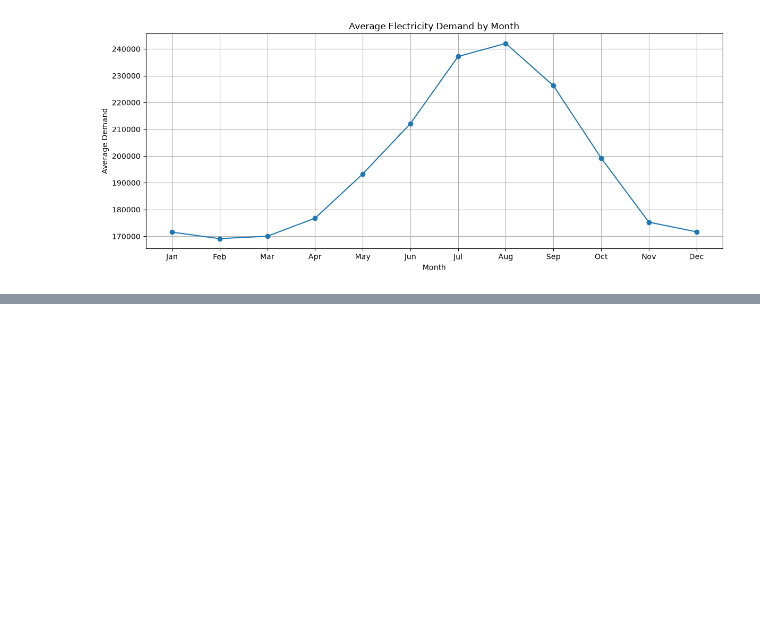
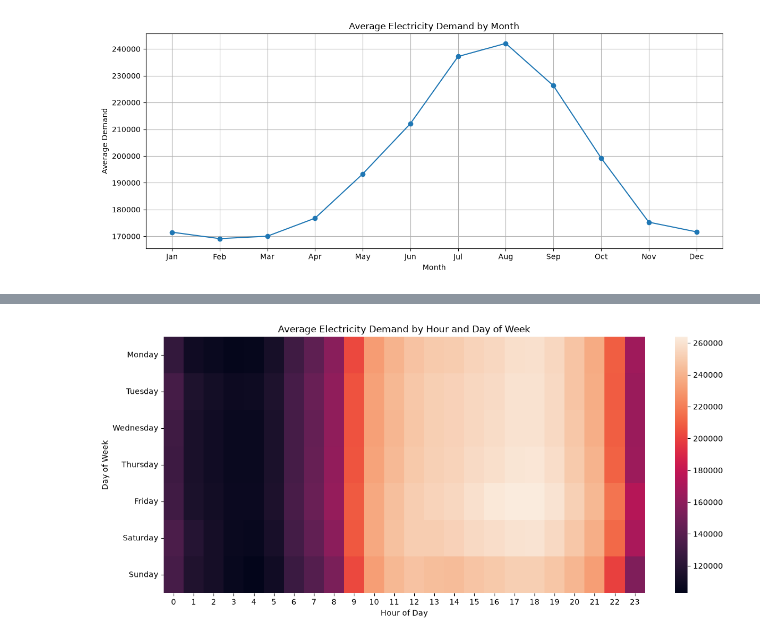
Before and after one commit to param7862989-ops/electricity-demand-forecasting, a Jupyter notebook: notebooks/01_data_exploration.ipynb, the cells around one changed output, grey strips where cells are left out. Cells and saved outputs as stored; diff of their text form; code cells hidden in the pictures; blank space fills up the shorter version.

Commit message:
feat: complete exploratory data analysis

```diff
--- a/notebooks/01_data_exploration.ipynb
+++ b/notebooks/01_data_exploration.ipynb
@@ -705,0 +804,11 @@ plt.show()
+# %%
+heatmap_data = hourly_demand.groupby([
+    hourly_demand.index.dayofweek,
+    hourly_demand.index.hour
+]).mean().unstack()
+
+heatmap_data.index = day_names
+
+print("Heatmap shape:", heatmap_data.shape)
+
+heatmap_data
@@ -705,0 +826,16 @@ plt.show()
+# %%
+plt.figure(figsize=(14, 6))
+
+sns.heatmap(
+    heatmap_data,
+    xticklabels=range(24),
+    yticklabels=day_names
+)
+
+plt.title("Average Electricity Demand by Hour and Day of Week")
+plt.xlabel("Hour of Day")
+plt.ylabel("Day of Week")
+
+plt.show()
+# %% [output]
+[figure, added]
```
Also changed, not shown: parts of 27 cells of this notebook.
